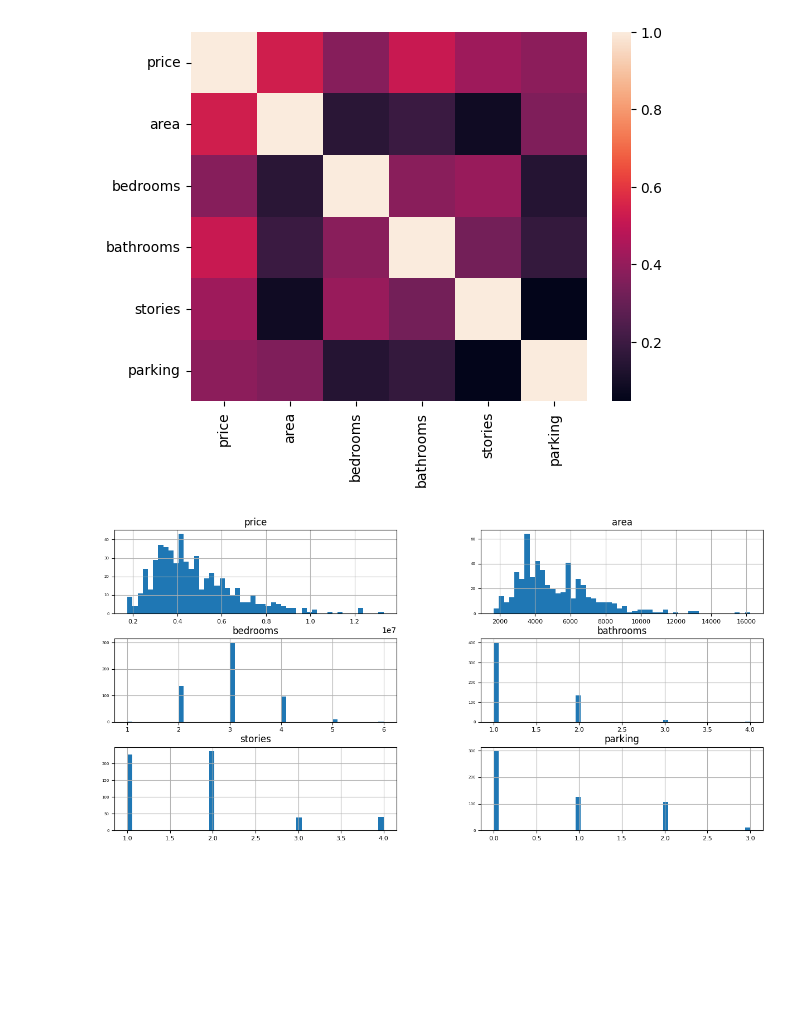
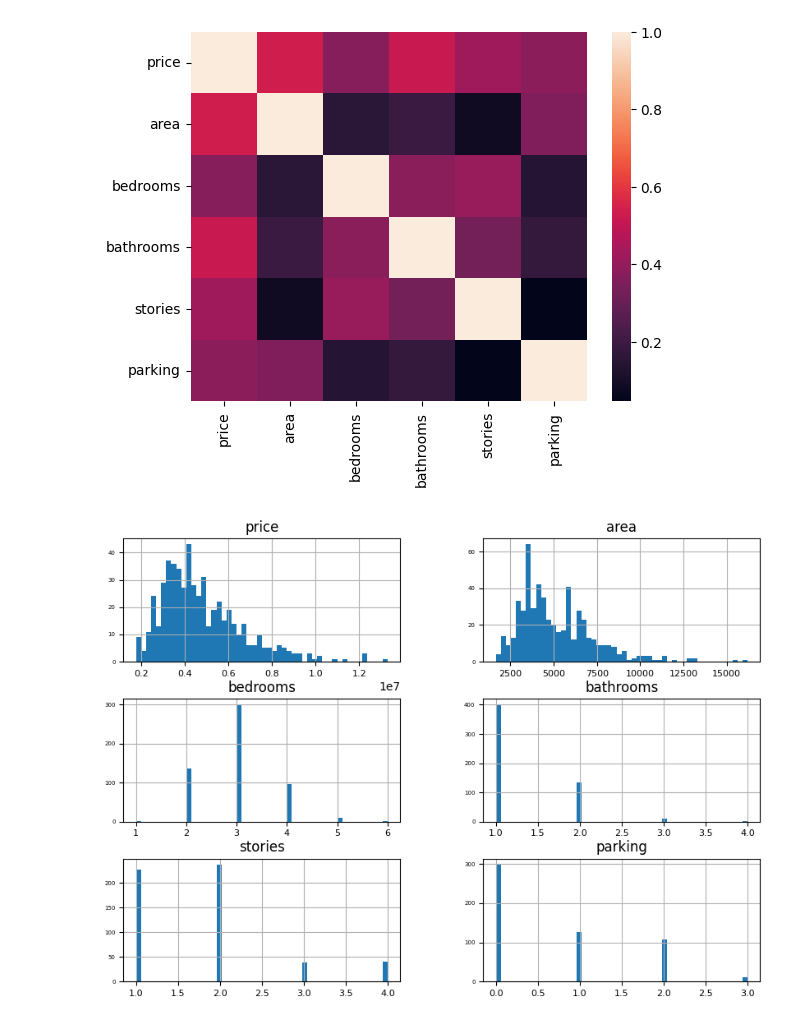
Before and after one commit to gideon-ogunbanjo/NEXUS, a Jupyter notebook: nexus.ipynb, the cells around one changed output. Drawn from its saved outputs; the diff is of its cells as text; code cells hidden in the pictures; blank space fills up the shorter version.

```diff
--- a/nexus.ipynb
+++ b/nexus.ipynb
@@ -121,6 +121,6 @@ sns.heatmap(data.corr())
 [figure]
 # %%
 #plotting the distribution of the numerical features with a histogram
-data.hist(figsize=(15, 7), bins=50, xlabelsize=8, ylabelsize=5);
+data.hist(figsize=(10, 7), bins=50, xlabelsize=8, ylabelsize=5);
 # %% [output]
-[figure, old version]
+[figure, new version]
```
Also changed, not shown: 1 other file.
